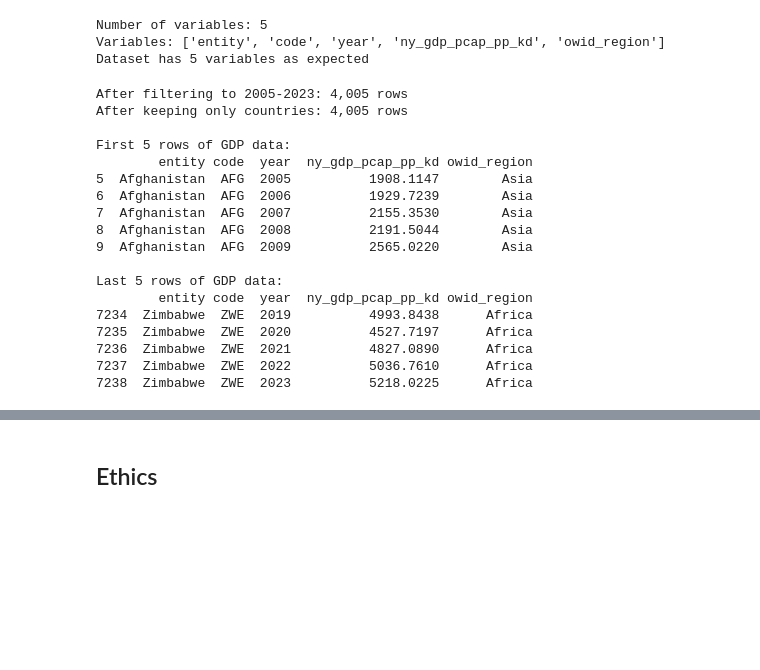
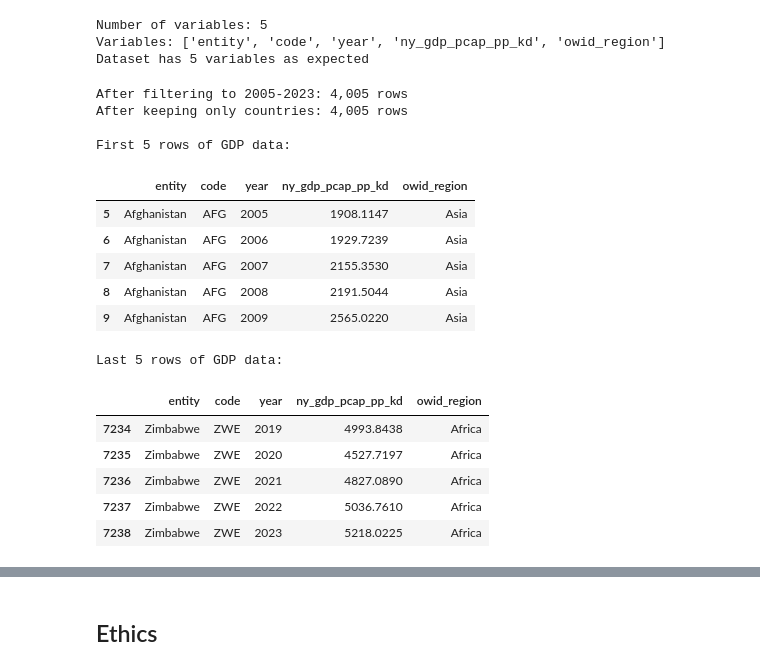
Before and after one commit to COGS108/Group133_WI26, a Jupyter notebook: 01-DataCheckpoint.ipynb, the cells around one changed output, grey strips where cells are left out. Cells and saved outputs as stored; diff of their text form; code cells hidden in the pictures; blank space fills up the shorter version.

```diff
--- a/01-DataCheckpoint.ipynb
+++ b/01-DataCheckpoint.ipynb
@@ -519,36 +541,35 @@ Dataset has 5 variables as expected
 # %%
 ##Restrict to 2005-2023
 #restrict to shared time frame
 START_YEAR = 2005
 END_YEAR = 2023
 
 gdp_filtered = gdp[(gdp['year'] >= START_YEAR) & (gdp['year'] <= END_YEAR)].copy()
 print(f"After filtering to {START_YEAR}-{END_YEAR}: {gdp_filtered.shape[0]:,} rows")
 
 gdp_countries = gdp_filtered[gdp_filtered['code'].notna()].copy()
 print(f"After keeping only countries: {gdp_countries.shape[0]:,} rows")
 
 print("\nFirst 5 rows of GDP data:")
-print(gdp_countries.head())
+display(gdp_countries.head())
 
 print("\nLast 5 rows of GDP data:")
-print(gdp_countries.tail())
+display(gdp_countries.tail())
 # %% [output]
 After filtering to 2005-2023: 4,005 rows
 After keeping only countries: 4,005 rows
 
 First 5 rows of GDP data:
-        entity code  year  ny_gdp_pcap_pp_kd owid_region
-5  Afghanistan  AFG  2005          1908.1147        Asia
-6  Afghanistan  AFG  2006          1929.7239        Asia
-7  Afghanistan  AFG  2007          2155.3530        Asia
-8  Afghanistan  AFG  2008          2191.5044        Asia
-9  Afghanistan  AFG  2009          2565.0220        Asia
-
-Last 5 rows of GDP data:
-        entity code  year  ny_gdp_pcap_pp_kd owid_region
-7234  Zimbabwe  ZWE  2019          4993.8438      Africa
-7235  Zimbabwe  ZWE  2020          4527.7197      Africa
-7236  Zimbabwe  ZWE  2021          4827.0890      Africa
-7237  Zimbabwe  ZWE  2022          5036.7610      Africa
-7238  Zimbabwe  ZWE  2023          5218.0225      Africa
+|  | entity | code | year | ny_gdp_pcap_pp_kd | owid_region |
+| 5 | Afghanistan | AFG | 2005 | 1908.1147 | Asia |
+| 6 | Afghanistan | AFG | 2006 | 1929.7239 | Asia |
+| 7 | Afghanistan | AFG | 2007 | 2155.3530 | Asia |
+| 8 | Afghanistan | AFG | 2008 | 2191.5044 | Asia |
+| 9 | Afghanistan | AFG | 2009 | 2565.0220 | Asia |
+Last 5 rows of GDP data:
+|  | entity | code | year | ny_gdp_pcap_pp_kd | owid_region |
+| 7234 | Zimbabwe | ZWE | 2019 | 4993.8438 | Africa |
+| 7235 | Zimbabwe | ZWE | 2020 | 4527.7197 | Africa |
+| 7236 | Zimbabwe | ZWE | 2021 | 4827.0890 | Africa |
+| 7237 | Zimbabwe | ZWE | 2022 | 5036.7610 | Africa |
+| 7238 | Zimbabwe | ZWE | 2023 | 5218.0225 | Africa |
```
Also changed, not shown: parts of 9 cells of this notebook.
